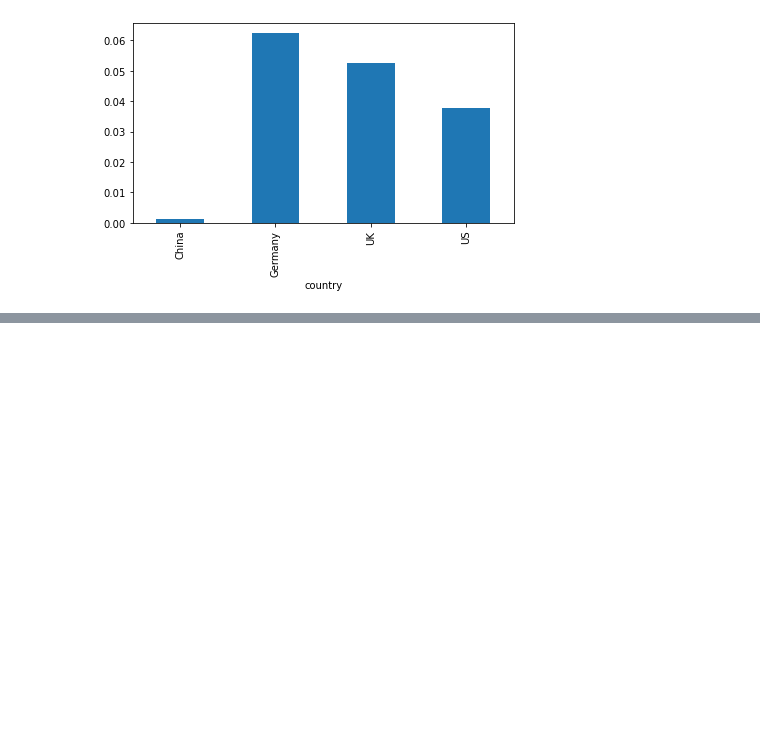
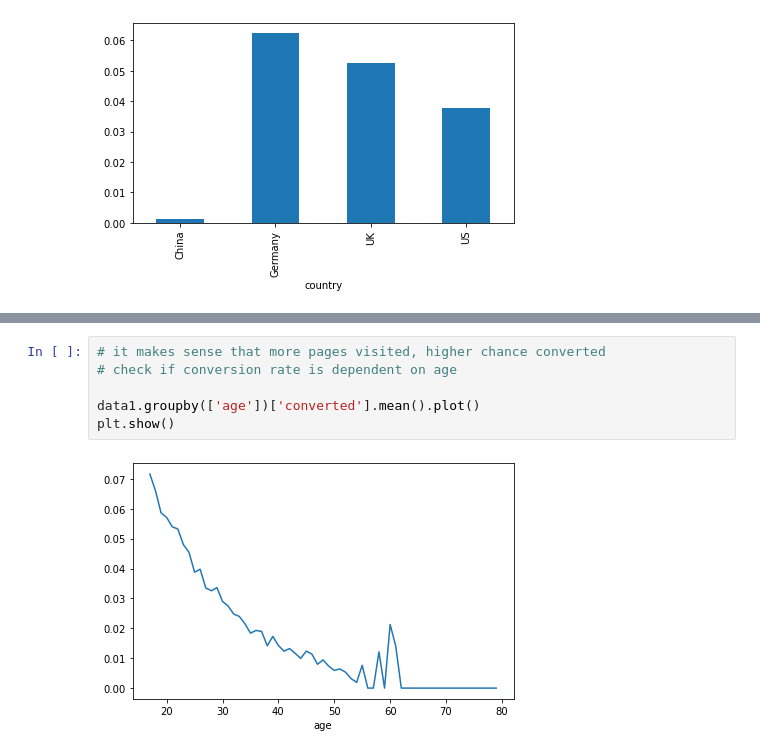
Before and after one commit to dun-zhang-ca/convertion-rate-analysis, a Jupyter notebook: analysis.ipynb, the cells around one changed output, grey strips where cells are left out. Drawn from its saved outputs; the diff is of its cells as text; blank space fills up the shorter version.

```diff
--- a/analysis.ipynb
+++ b/analysis.ipynb
@@ -112,0 +117,8 @@ plt.show()
+# %%
+# it makes sense that more pages visited, higher chance converted
+# check if conversion rate is dependent on age
+
+data1.groupby(['age'])['converted'].mean().plot()
+plt.show()
+# %% [output]
+[figure, added]
```
Also changed, not shown: parts of 15 cells of this notebook.
